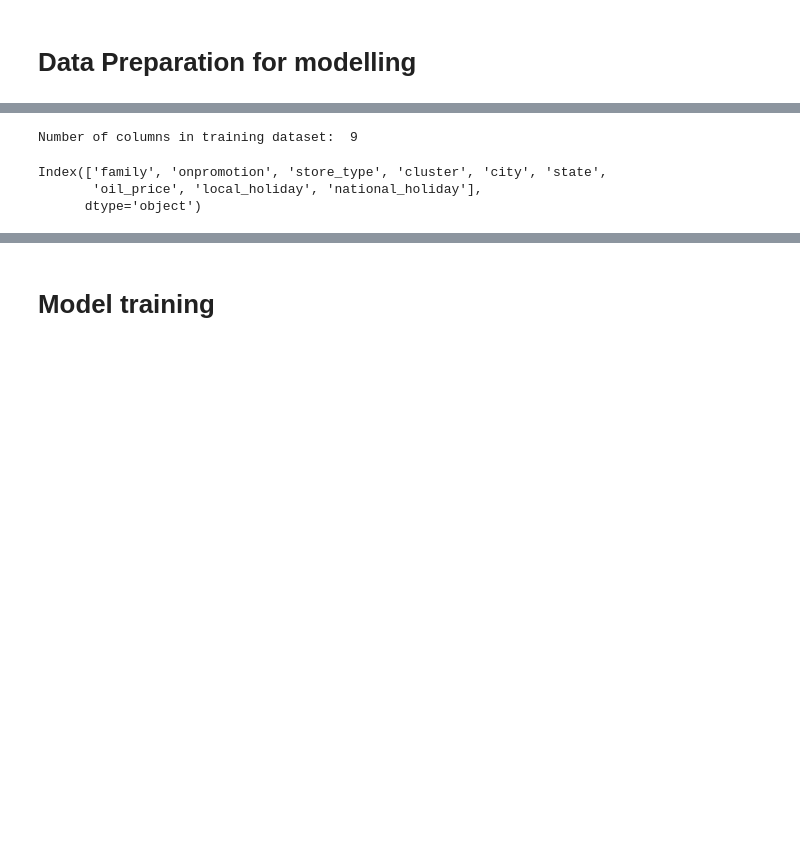
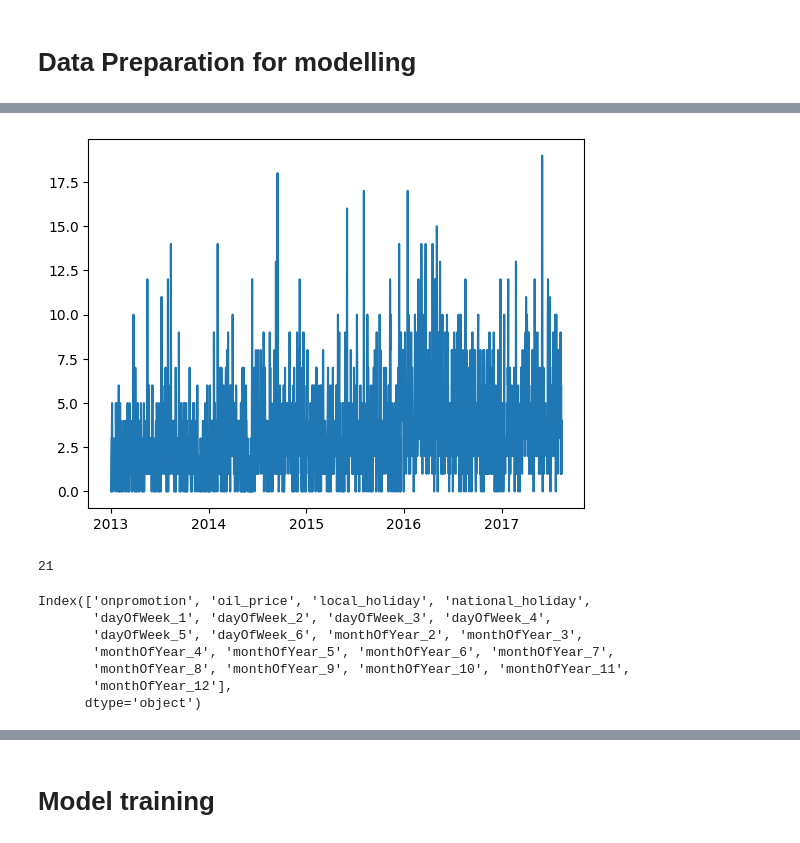
Before and after one commit to kunalkundu30/store-sales, a Jupyter notebook: EDA.ipynb, the cells around one changed output, grey strips where cells are left out. Cells and saved outputs as stored; diff of their text form; code cells hidden in the pictures; blank space fills up the shorter version.

```diff
--- a/EDA.ipynb
+++ b/EDA.ipynb
@@ -241,15 +249,39 @@ Index(['id', 'date', 'store_nbr', 'family', 'sales', 'onpromotion', 'city',
       dtype='object')
+# %%
+# Check for one particular store and family of product
+
+training_dataset = training_dataset[(training_dataset["store_nbr"]==1)&(training_dataset["family"]=="AUTOMOTIVE")]
+X = training_dataset[["onpromotion","oil_price","local_holiday","national_holiday","dayOfWeek","monthOfYear"]]
+y = training_dataset["sales"]
+
+plt.plot(training_dataset["date"], training_dataset["sales"])
+plt.show()
+
+X = pd.get_dummies(X, columns = ["dayOfWeek","monthOfYear"], dtype = int)
+
+X.drop(columns = ["dayOfWeek_0","monthOfYear_1"], inplace = True)
+
+X_dropped_sparsity = X
+
+print (len(X.columns))
+X.columns
+# %% [output]
+[figure, added]
+21
+Index(['onpromotion', 'oil_price', 'local_holiday', 'national_holiday',
+       'dayOfWeek_1', 'dayOfWeek_2', 'dayOfWeek_3', 'dayOfWeek_4',
+       'dayOfWeek_5', 'dayOfWeek_6', 'monthOfYear_2', 'monthOfYear_3',
+       'monthOfYear_4', 'monthOfYear_5', 'monthOfYear_6', 'monthOfYear_7',
+       'monthOfYear_8', 'monthOfYear_9', 'monthOfYear_10', 'monthOfYear_11',
+       'monthOfYear_12'],
+      dtype='object')
 # %%
 # Divide data into X and y
-X = training_dataset[config["training_columns"]]
-y = training_dataset["sales"]
-print("Number of columns in training dataset: ",len(X.columns))
-X.columns
+
+# X = training_dataset[config["training_columns"]]
+# y = training_dataset["sales"]
+# print("Number of columns in training dataset: ",len(X.columns))
+# X.columns
-# %% [output]
-Number of columns in training dataset:  9
-Index(['family', 'onpromotion', 'store_type', 'cluster', 'city', 'state',
-       'oil_price', 'local_holiday', 'national_holiday'],
-      dtype='object')
 # %%
 # One hot categorical columns
 
```
Also changed, not shown: parts of 38 cells of this notebook, 6 other files.
